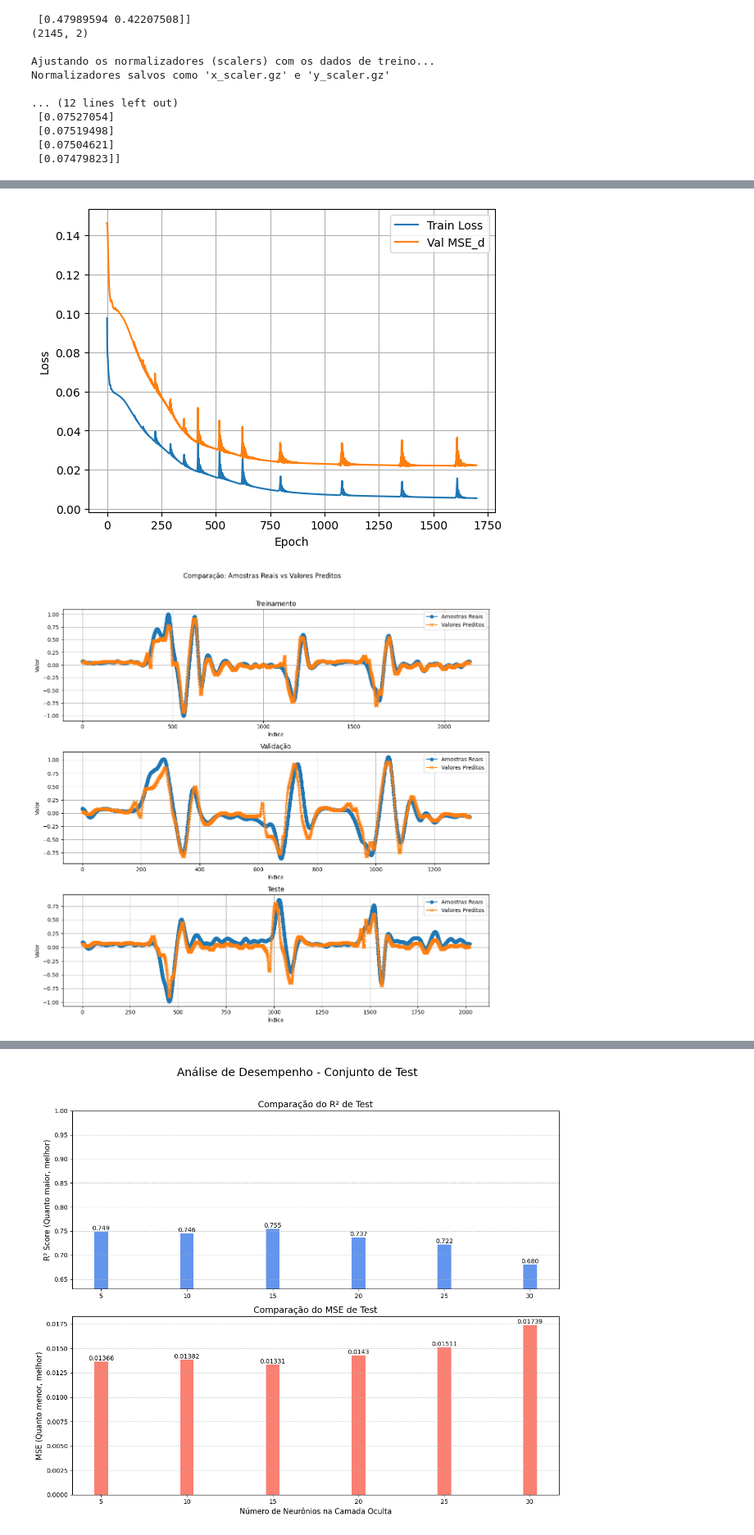
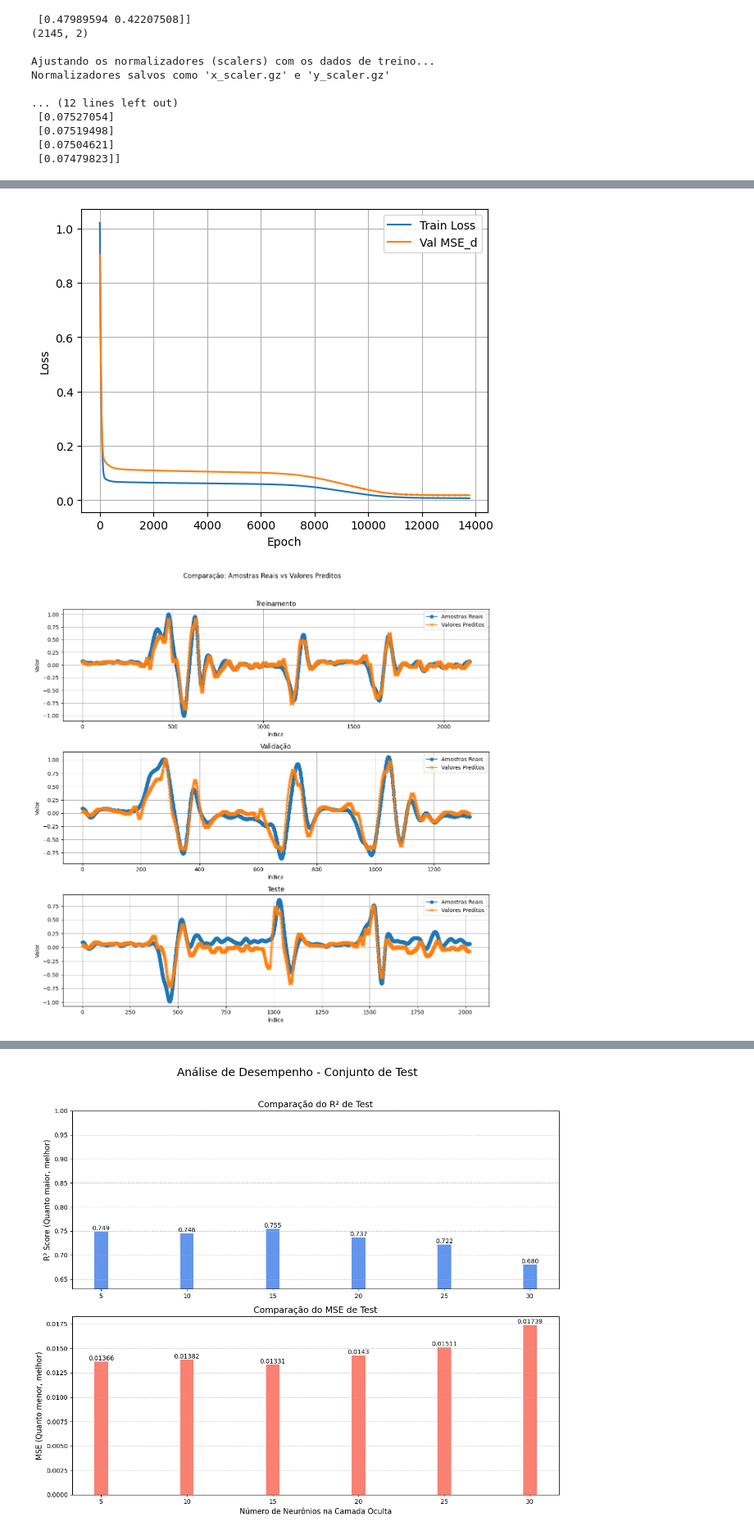
Before and after one commit to sarahmss/IC-2025.1, a Jupyter notebook: SistemaDinamicoDados/AmostrasFiltradas/ModelosVariacao/TestesRNN.ipynb, the cells around one changed output, grey strips where cells are left out. Shown at 82% size. Drawn from its saved outputs; the diff is of its cells as text; code cells hidden in the pictures.

Commit message:
Arquivo de geração de mutiplos modelos

```diff
--- a/SistemaDinamicoDados/AmostrasFiltradas/ModelosVariacao/TestesRNN.ipynb
+++ b/SistemaDinamicoDados/AmostrasFiltradas/ModelosVariacao/TestesRNN.ipynb
@@ -317,10 +316,10 @@ def create_sequences(input_data, target_data, timesteps):
 
 FEATURES = 2 # Wd e We
 # %%
-TIME_STEPS = 4 # Usando apenas o passo atual para o modelo RNN
+TIME_STEPS = 2 # Usando apenas o passo atual para o modelo RNN
 model_pirrn = keras.models.Sequential([
     keras.layers.SimpleRNN(5, return_sequences=False, input_shape=[TIME_STEPS, FEATURES], kernel_regularizer= keras.regularizers.l2(0)),
-    keras.layers.Dense(1)
+    keras.layers.Dense(1, use_bias= False)
 ])
 train_x_seq, train_y_seq = create_sequences(train_x_norm, train_y_norm, TIME_STEPS)
 x_val_seq, y_val_seq = create_sequences(x_val_norm, y_val_norm, TIME_STEPS)
@@ -332,8 +331,9 @@ custom_train_model_with_es_physics(model_pirrn,
                                        restrictions_data = Restrictions_data[:-TIME_STEPS,:],
                                        Ts = 0.07, L = 0.123, R = 0.034,
                                        y_scaler= y_scaler,
-                                       lambda1=1.0, lambda2=0,
-                                       epochs = 10000, patience=350,
+                                       lambda1=0.5, lambda2=0.5,
+                                       epochs = 15000, patience=350,
                                        min_delta=0, plot=True,
-                                       learning_rate=0.01, use_early_stopping=True)
+                                       learning_rate=0.001, use_early_stopping=True)
+#MSE TESTE 0.02434
 # %% [output]
@@ -357,2 +357,2 @@ Training Metrics:
-[figure, old version]
+[figure, new version]
-[figure, old version]
+[figure, new version]
```
Also changed, not shown: parts of 5 cells of this notebook.
